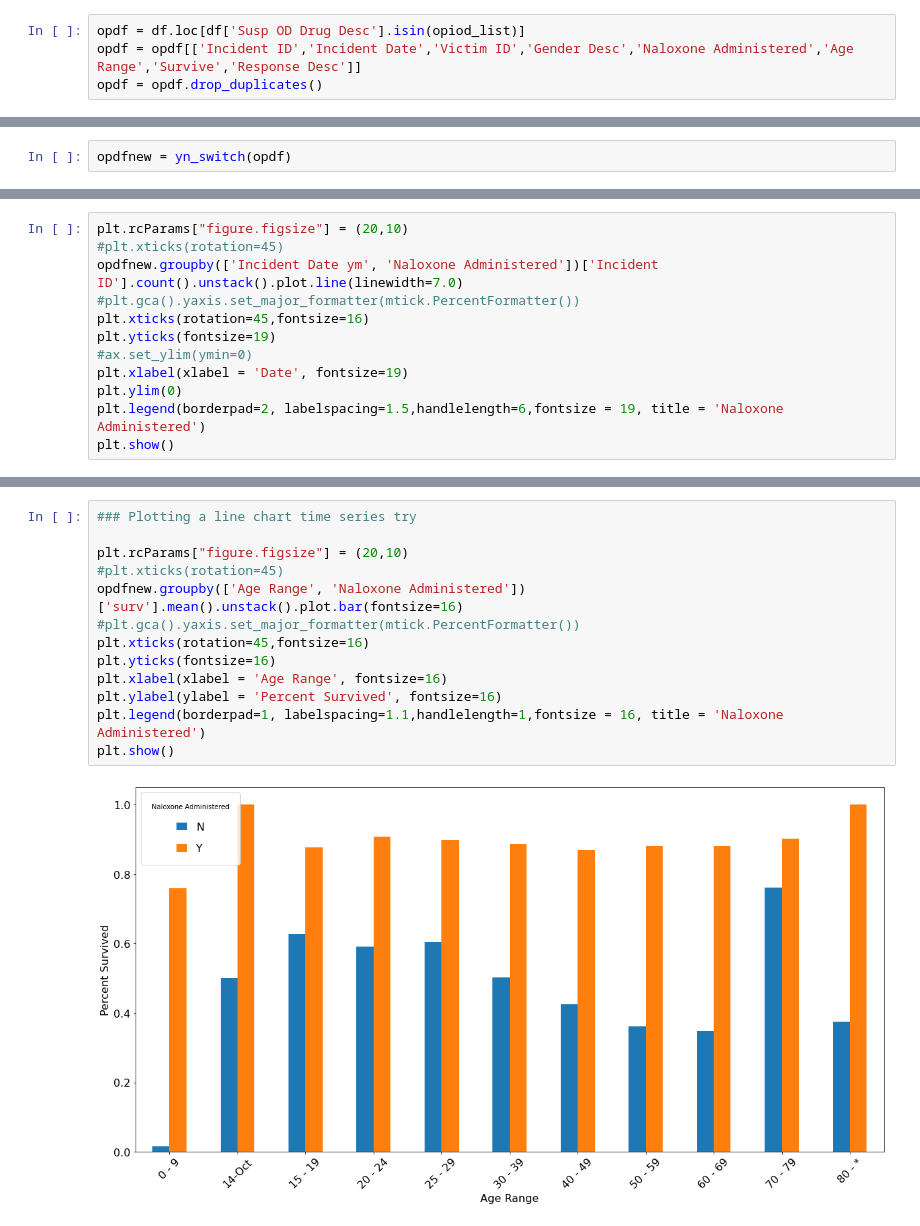
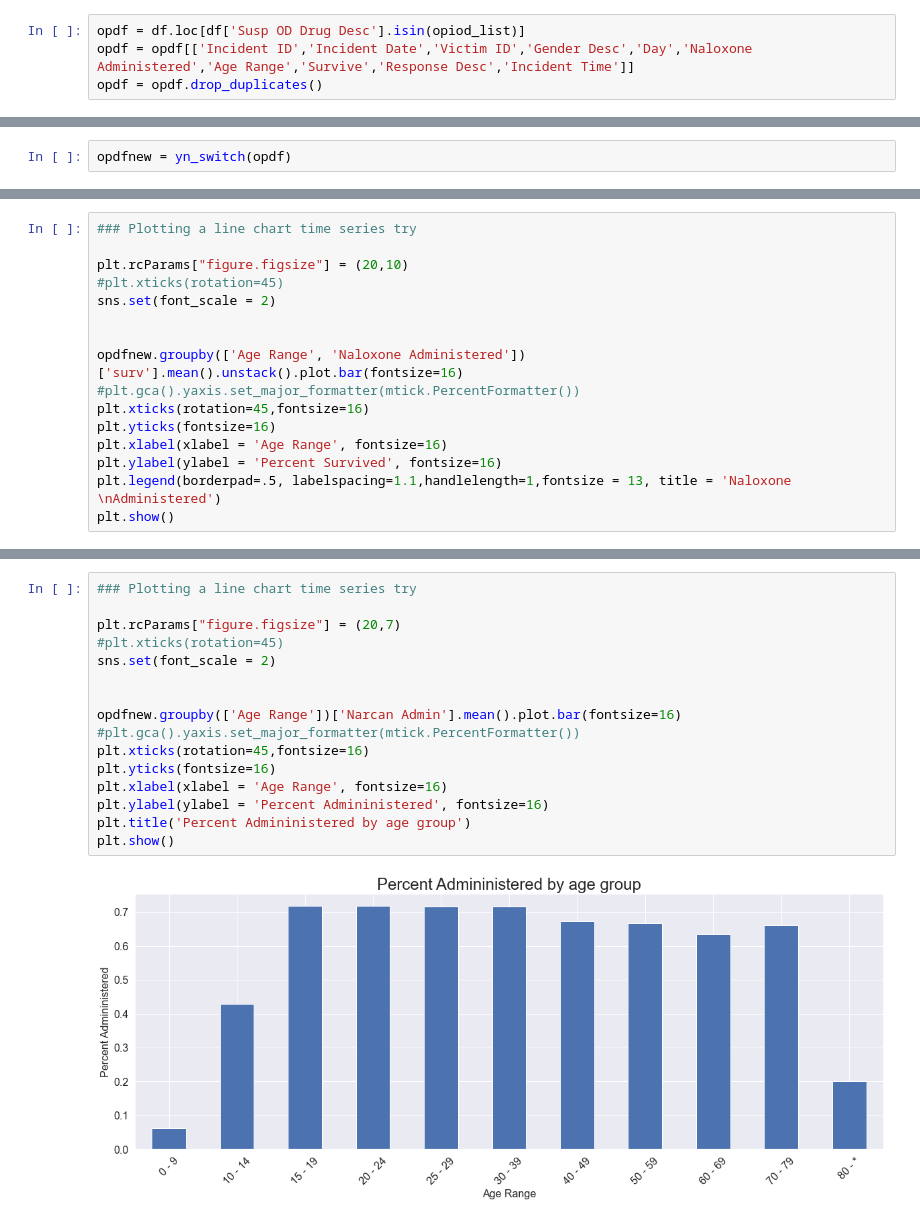
Before and after one commit to Joeyloganpython/Capstone, a Jupyter notebook: Notebooks/PA_gov.ipynb, the cells around one changed output, grey strips where cells are left out. Cells and saved outputs as stored; diff of their text form.

```diff
--- a/Notebooks/PA_gov.ipynb
+++ b/Notebooks/PA_gov.ipynb
@@ -22,7 +23,7 @@ df.head()
 opiod_list = ['CARFENTANIL','FENTANYL','FENTANYL ANALOG/OTHER SYNTHETIC OPIOID','HEROIN','METHADONE','PHARMACEUTICAL OPIOID','SUBOXONE']
 # %%
 opdf = df.loc[df['Susp OD Drug Desc'].isin(opiod_list)]
-opdf = opdf[['Incident ID','Incident Date','Victim ID','Gender Desc','Naloxone Administered','Age Range','Survive','Response Desc']]
+opdf = opdf[['Incident ID','Incident Date','Victim ID','Gender Desc','Day','Naloxone Administered','Age Range','Survive','Response Desc','Incident Time']]
 opdf = opdf.drop_duplicates()
 # %%
 opdf['Incident Date ym'] = pd.to_datetime(opdf['Incident Date']).dt.to_period('M')
@@ -56,13 +68,17 @@ opdfnew = yn_switch(opdf)
 # %%
+### Plotting a line chart time series try
+
 plt.rcParams["figure.figsize"] = (20,10)
 #plt.xticks(rotation=45)
-opdfnew.groupby(['Incident Date ym', 'Naloxone Administered'])['Incident ID'].count().unstack().plot.line(linewidth=7.0)
+sns.set(font_scale = 2)
+
+
+opdfnew.groupby(['Age Range', 'Naloxone Administered'])['surv'].mean().unstack().plot.bar(fontsize=16)
 #plt.gca().yaxis.set_major_formatter(mtick.PercentFormatter())
 plt.xticks(rotation=45,fontsize=16)
-plt.yticks(fontsize=19)
-#ax.set_ylim(ymin=0)
-plt.xlabel(xlabel = 'Date', fontsize=19)
-plt.ylim(0)
-plt.legend(borderpad=2, labelspacing=1.5,handlelength=6,fontsize = 19, title = 'Naloxone Administered')
+plt.yticks(fontsize=16)
+plt.xlabel(xlabel = 'Age Range', fontsize=16)
+plt.ylabel(ylabel = 'Percent Survived', fontsize=16)
+plt.legend(borderpad=.5, labelspacing=1.1,handlelength=1,fontsize = 13, title = 'Naloxone \nAdministered')
 plt.show()
 # %% [output]
@@ -70,15 +86,18 @@ plt.show()
 # %%
 ### Plotting a line chart time series try
 
-plt.rcParams["figure.figsize"] = (20,10)
+plt.rcParams["figure.figsize"] = (20,7)
 #plt.xticks(rotation=45)
-opdfnew.groupby(['Age Range', 'Naloxone Administered'])['surv'].mean().unstack().plot.bar(fontsize=16)
+sns.set(font_scale = 2)
+
+
+opdfnew.groupby(['Age Range'])['Narcan Admin'].mean().plot.bar(fontsize=16)
 #plt.gca().yaxis.set_major_formatter(mtick.PercentFormatter())
 plt.xticks(rotation=45,fontsize=16)
 plt.yticks(fontsize=16)
 plt.xlabel(xlabel = 'Age Range', fontsize=16)
-plt.ylabel(ylabel = 'Percent Survived', fontsize=16)
-plt.legend(borderpad=1, labelspacing=1.1,handlelength=1,fontsize = 16, title = 'Naloxone Administered')
+plt.ylabel(ylabel = 'Percent Admininistered', fontsize=16)
+plt.title('Percent Admininistered by age group')
 plt.show()
 # %% [output]
-[figure, old version]
+[figure, new version]
```
Also changed, not shown: parts of 14 cells of this notebook, 1 other file.
